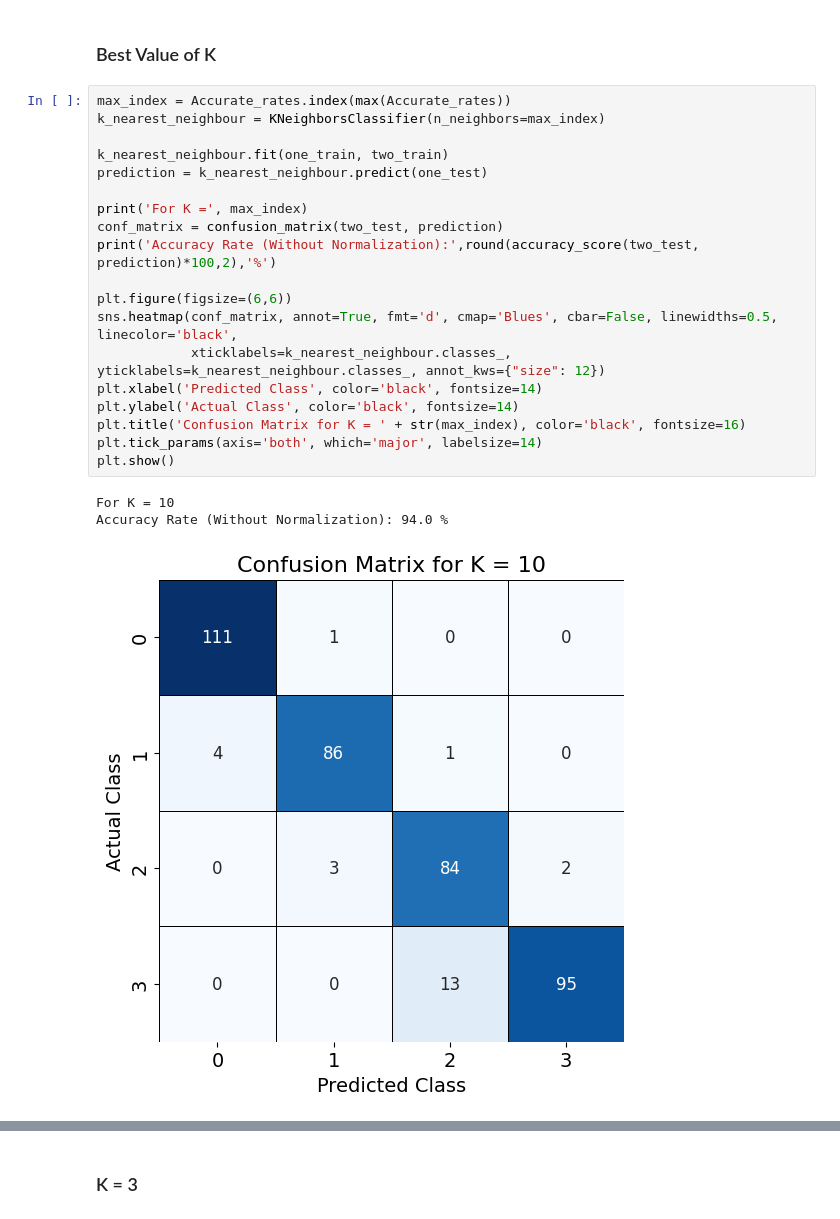
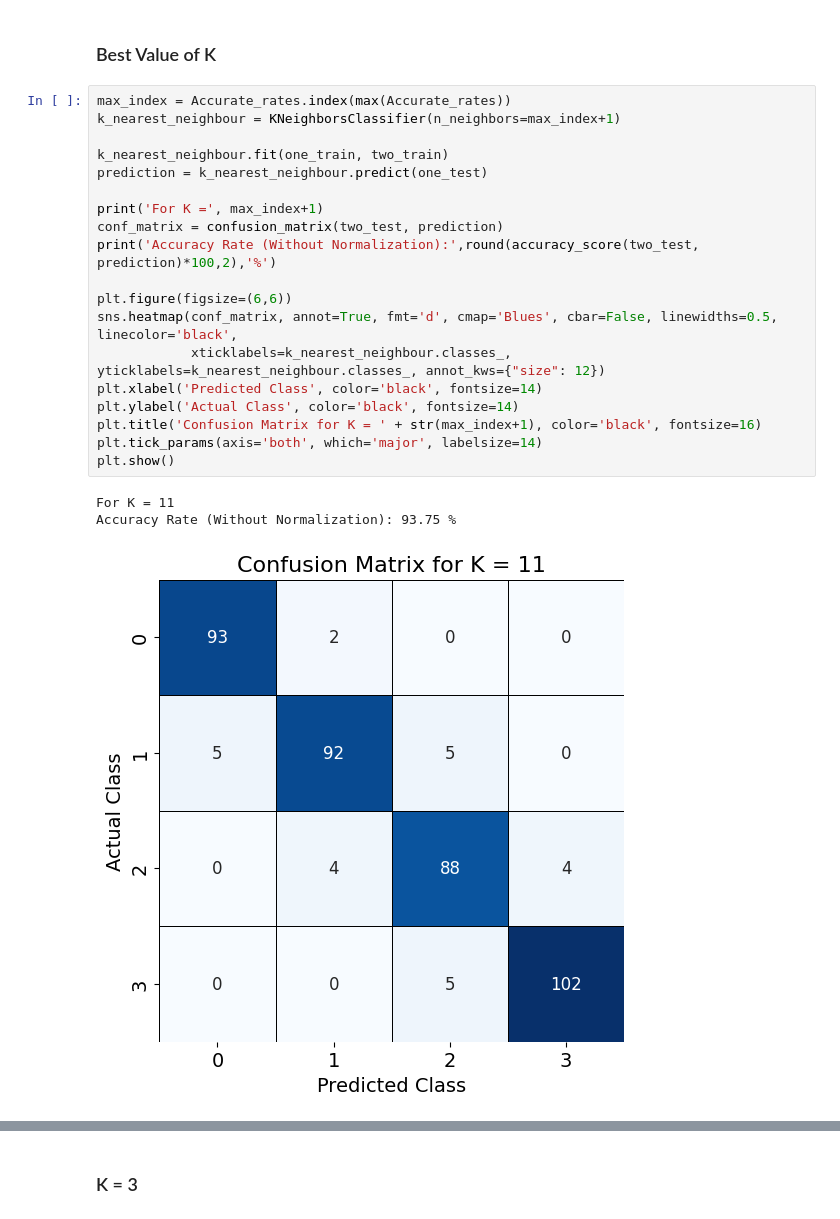
Before and after one commit to Mouleshwar3238/Mobile_Price_Classification, a Jupyter notebook: KNN_MPC.ipynb, the cells around one changed output, grey strips where cells are left out. Saved outputs shown, nothing was run; the diff lists cells and outputs as text.

```diff
--- a/KNN_MPC.ipynb
+++ b/KNN_MPC.ipynb
@@ -86,27 +86,27 @@ plt.show()
 ### Best Value of K
 # %%
 max_index = Accurate_rates.index(max(Accurate_rates))
-k_nearest_neighbour = KNeighborsClassifier(n_neighbors=max_index)
+k_nearest_neighbour = KNeighborsClassifier(n_neighbors=max_index+1)
 
 k_nearest_neighbour.fit(one_train, two_train)
 prediction = k_nearest_neighbour.predict(one_test)
 
-print('For K =', max_index)
+print('For K =', max_index+1)
 conf_matrix = confusion_matrix(two_test, prediction)
 print('Accuracy Rate (Without Normalization):',round(accuracy_score(two_test, prediction)*100,2),'%')
 
 plt.figure(figsize=(6,6))
 sns.heatmap(conf_matrix, annot=True, fmt='d', cmap='Blues', cbar=False, linewidths=0.5, linecolor='black',
             xticklabels=k_nearest_neighbour.classes_, yticklabels=k_nearest_neighbour.classes_, annot_kws={"size": 12})
 plt.xlabel('Predicted Class', color='black', fontsize=14)
 plt.ylabel('Actual Class', color='black', fontsize=14)
-plt.title('Confusion Matrix for K = ' + str(max_index), color='black', fontsize=16)
+plt.title('Confusion Matrix for K = ' + str(max_index+1), color='black', fontsize=16)
 plt.tick_params(axis='both', which='major', labelsize=14)
 plt.show()
 # %% [output]
-For K = 10
-Accuracy Rate (Without Normalization): 94.0 %
+For K = 11
+Accuracy Rate (Without Normalization): 93.75 %
-[figure, old version]
+[figure, new version]
 # %%
 # Plotting the bar graph for frequency distribution of actual and predicted labels
 actual_labels, actual_counts = np.unique(two_test, return_counts=True)
```
Also changed, not shown: parts of 21 cells of this notebook.
